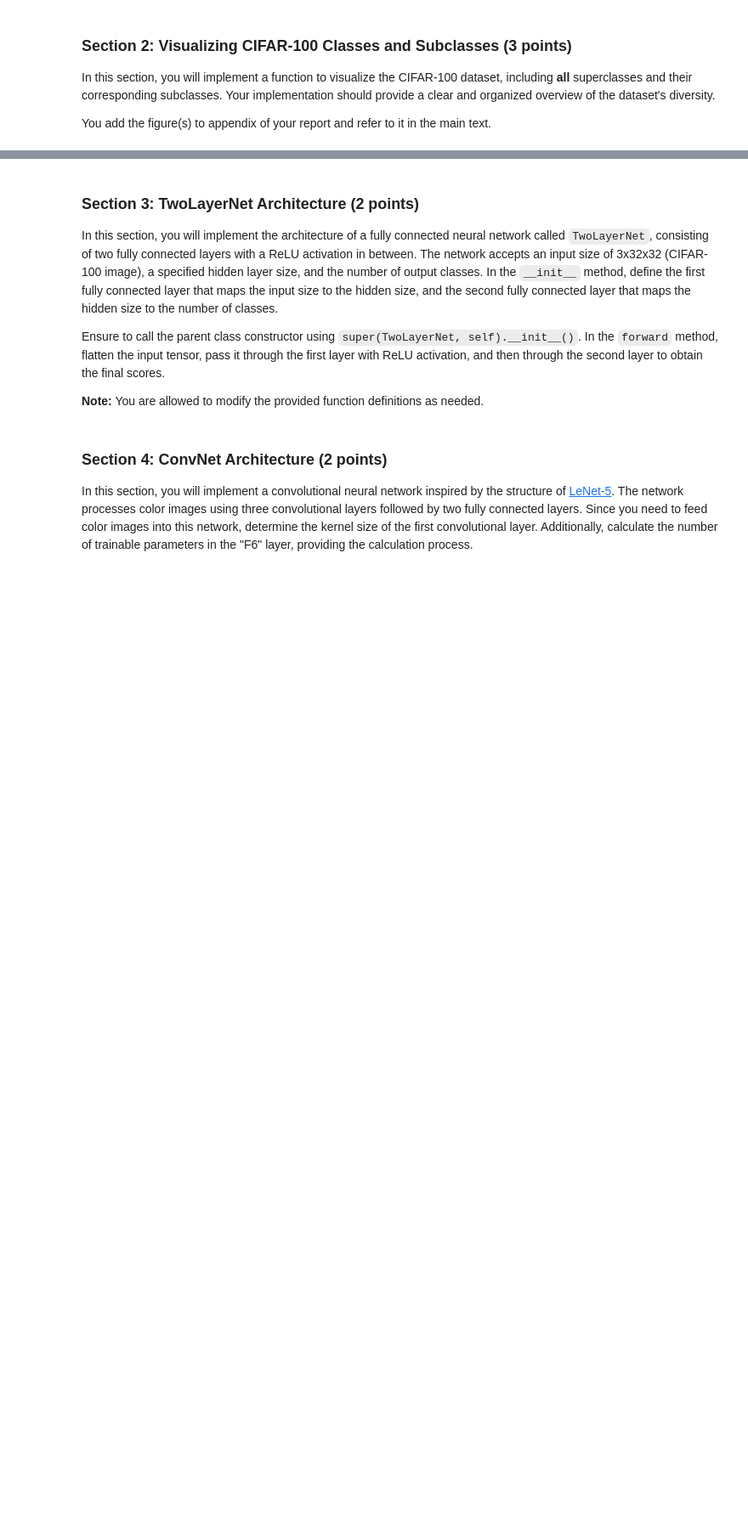
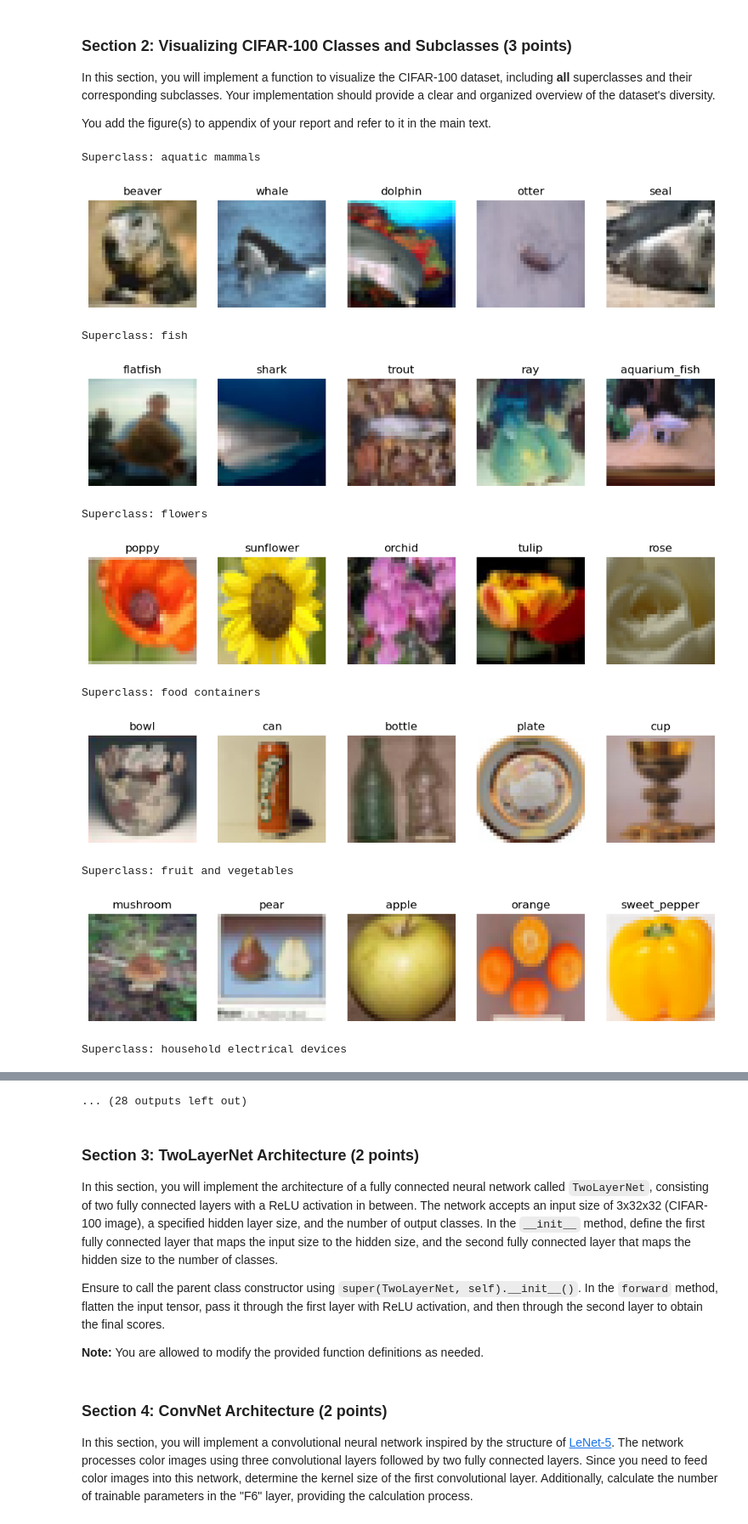
Before and after one commit to chaosido/cv1, a Jupyter notebook: final-lab/cv1-final-lab-part-2-main/cv1-final-lab-part-2-main/cv1-final-lab-part-2.ipynb, the cells around one changed output, grey strips where cells are left out. Shown: that part at 85% size. Saved outputs shown, nothing was run; the diff lists cells and outputs as text; code cells hidden in the pictures; blank space fills up the shorter version.

```diff
--- a/final-lab/cv1-final-lab-part-2-main/cv1-final-lab-part-2-main/cv1-final-lab-part-2.ipynb
+++ b/final-lab/cv1-final-lab-part-2-main/cv1-final-lab-part-2-main/cv1-final-lab-part-2.ipynb
@@ -179,0 +184,56 @@ You add the figure(s) to appendix of your report and refer to it in the main tex
+# %%
+def print_images(images, labels, idx_to_class):
+    fig, axes = plt.subplots(1, len(images), figsize=(12, 12))
+    for img, label, ax in zip(images, labels, axes):
+        # print(f"image.shape: {img.shape}")
+
+        img = img[0] / 2 + 0.5
+        img = img.numpy()
+        img = np.transpose(img, (1, 2, 0))
+
+        label = idx_to_class[label.item()]
+        ax.imshow(img)
+        ax.set_title(label)
+        ax.axis('off')
+    plt.show()
+
+#visualize superclasses
+def visualize_dataset(data_loader, superclass_to_indices, idx_to_class):
+    torch.manual_seed(0)
+
+    for superclass, indices in superclass_to_indices.items():
+        classes = superclass_to_indices[superclass]
+        classes = set(classes)
+
+        print(f"Superclass: {superclass}")
+        i = 0
+        images = []
+        labels = []
+        for image, label in data_loader:
+            for class_idx in indices:
+                if label == class_idx and class_idx in classes:
+                    images.append(image)
+                    labels.append(label)
+
+                    classes.remove(class_idx)
+
+                    if len(classes) == 0:
+                        print_images(images, labels, idx_to_class)
+                        break
+            if len(classes) == 0:
+                break
+
+
+visualize_dataset(train_data_loader, superclass_to_indices, idx_to_class)
+# %% [output]
+Superclass: aquatic mammals
+[figure, added]
+Superclass: fish
+[figure, added]
+Superclass: flowers
+[figure, added]
+Superclass: food containers
+[figure, added]
+Superclass: fruit and vegetables
+[figure, added]
+Superclass: household electrical devices
@@ -180,3 +241,4 @@ You add the figure(s) to appendix of your report and refer to it in the main tex
+... (28 outputs left out)
 # %% [markdown]
 <a id="section-3"></a>
 ### **Section 3: TwoLayerNet Architecture (2 points)**
```
Also changed, not shown: parts of 3 cells of this notebook.
